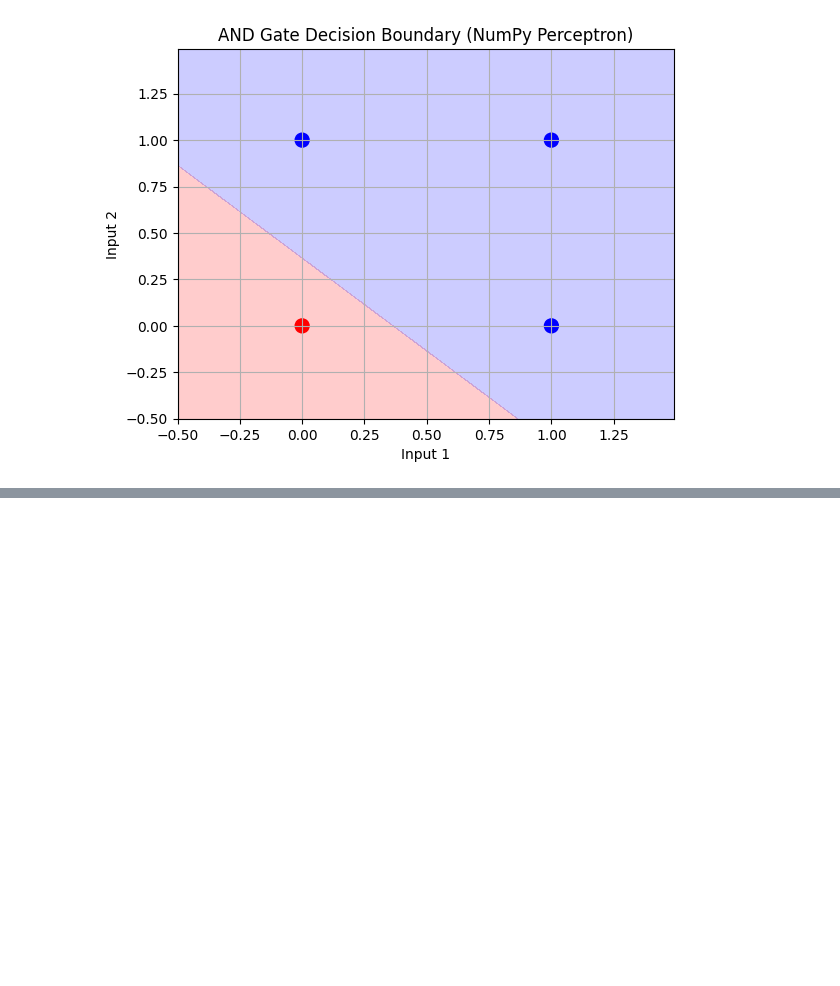
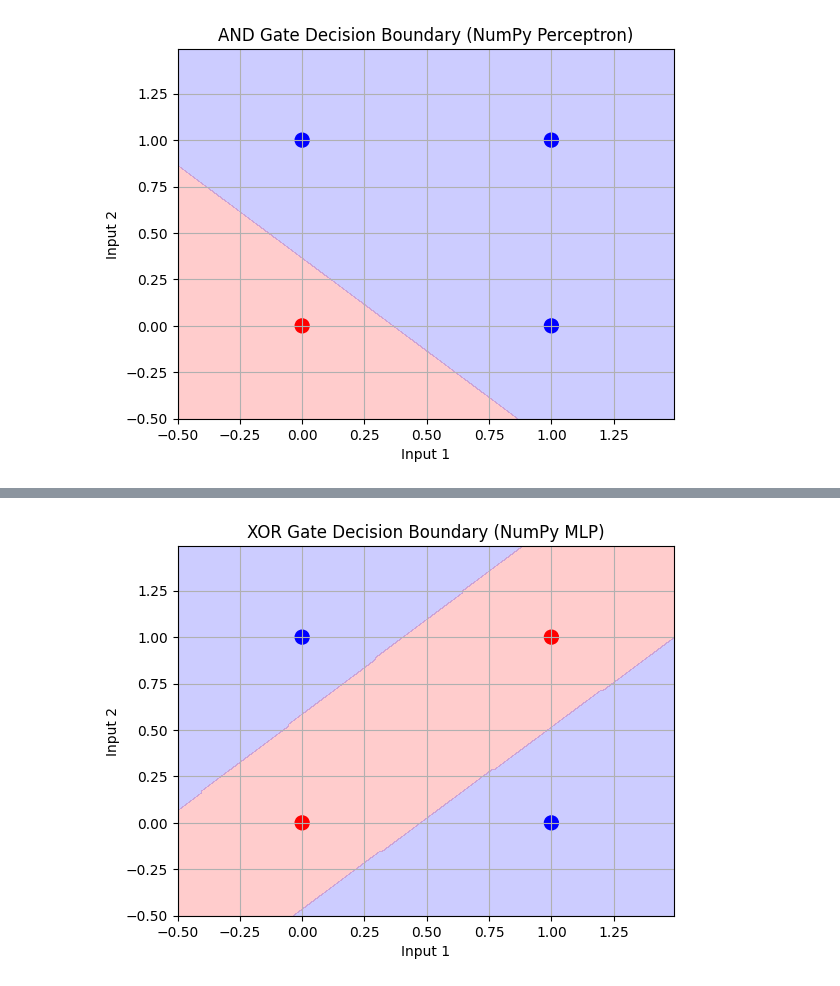
Before and after one commit to simalshakha/traineeship, a Jupyter notebook: AND_Gate visualization using Perceptron.ipynb, the cells around one changed output, grey strips where cells are left out. Drawn from its saved outputs; the diff is of its cells as text; code cells hidden in the pictures; blank space fills up the shorter version.

```diff
--- a/AND_Gate visualization using Perceptron.ipynb
+++ b/AND_Gate visualization using Perceptron.ipynb
@@ -328,0 +174,87 @@ ValueError: could not broadcast input array from shape (2,) into shape (1,)
+# %%
+import numpy as np
+import matplotlib.pyplot as plt
+
+def sigmoid(x):
+    return 1 / (1 + np.exp(-x))
+
+def sigmoid_derivative(x):
+    return x * (1 - x)
+def relu(x):
+    return np.maximum(0, x)
+def relu_derivative(x):
+    return (x > 0).astype(float)
+class perceptron:
+    def __init__(self, input_dim=2, hidden_dim=2, lr=1.0):
+        self.w1 = np.random.randn(input_dim, hidden_dim) * 0.01
+        self.b1 = np.zeros(hidden_dim)
+        self.w2 = np.random.randn(hidden_dim, 1) * 0.01
+        self.b2 = 0.0
+        self.lr = lr
+
+    def forward(self, x):
+       self.x=x
+       self.z1 = np.dot(x, self.w1) + self.b1
+       self.a1 = relu(self.z1)  # Non-linear hidden activation
+       self.z2 = np.dot(self.a1, self.w2) + self.b2
+       self.a2 = sigmoid(self.z2)
+       return self.a2
+
+    def backward(self, x, y):
+        # self.forward(x)
+        m = y.shape[0]
+        # Output layer error (BCE derivative)
+        dz2 = self.a2 - y
+        dw2 = np.dot(self.a1.T, dz2) / m
+        db2 = np.sum(dz2) / m
+
+        # Hidden layer error
+        dz1 = np.dot(dz2, self.w2.T) * relu_derivative(self.a1)
+        dw1 = np.dot(x.T, dz1) / m
+        db1 = np.sum(dz1, axis=0) / m
+
+        # Update weights
+        self.w2 -= self.lr * dw2
+        self.b2 -= self.lr * db2
+        self.w1 -= self.lr * dw1
+        self.b1 -= self.lr * db1
+
+        # BCE loss
+        loss = -np.mean(y * np.log(self.a2 + 1e-8) + (1 - y) * np.log(1 - self.a2 + 1e-8))
+        return loss
+
+    def predict(self, x):
+        out = self.forward(x)
+        return (out > 0.5).astype(int)
+
+def train_perceptron(model, X, y, epochs=5000):
+    for epoch in range(epochs):
+        model.forward(X)
+        loss = model.backward(X, y)
+        if epoch % 500 == 0:
+            print(f"Epoch {epoch}/{epochs}, Loss: {loss:.6f}")
+
+# XOR dataset
+data = np.array([[0,0],[0,1],[1,0],[1,1]])
+target = np.array([[0],[1],[1],[0]])
+
+# Train model
+model = perceptron(input_dim=2, lr=0.1)
+train_perceptron(model, data, target, epochs=5000)
+
+# Plot decision boundary
+x_vals = np.arange(-0.5, 1.5, 0.01)
+y_vals = np.arange(-0.5, 1.5, 0.01)
+xx, yy = np.meshgrid(x_vals, y_vals)
+grid_data = np.c_[xx.ravel(), yy.ravel()]
+
+preds = model.predict(grid_data)
+
+plt.contourf(xx, yy, preds.reshape(xx.shape), colors=['red','blue'], levels=[0,0.5,1], alpha=0.2)
+plt.scatter(data[:,0], data[:,1], c=['red' if t==0 else 'blue' for t in target[:,0]], s=100)
+plt.title("XOR Gate Decision Boundary (NumPy MLP)")
+plt.xlabel("Input 1")
+plt.ylabel("Input 2")
+plt.grid(True)
+plt.show()
+# %% [output]
@@ -328,0 +271 @@ ValueError: could not broadcast input array from shape (2,) into shape (1,)
+[figure, added]
```
Also changed, not shown: parts of 3 cells of this notebook.
